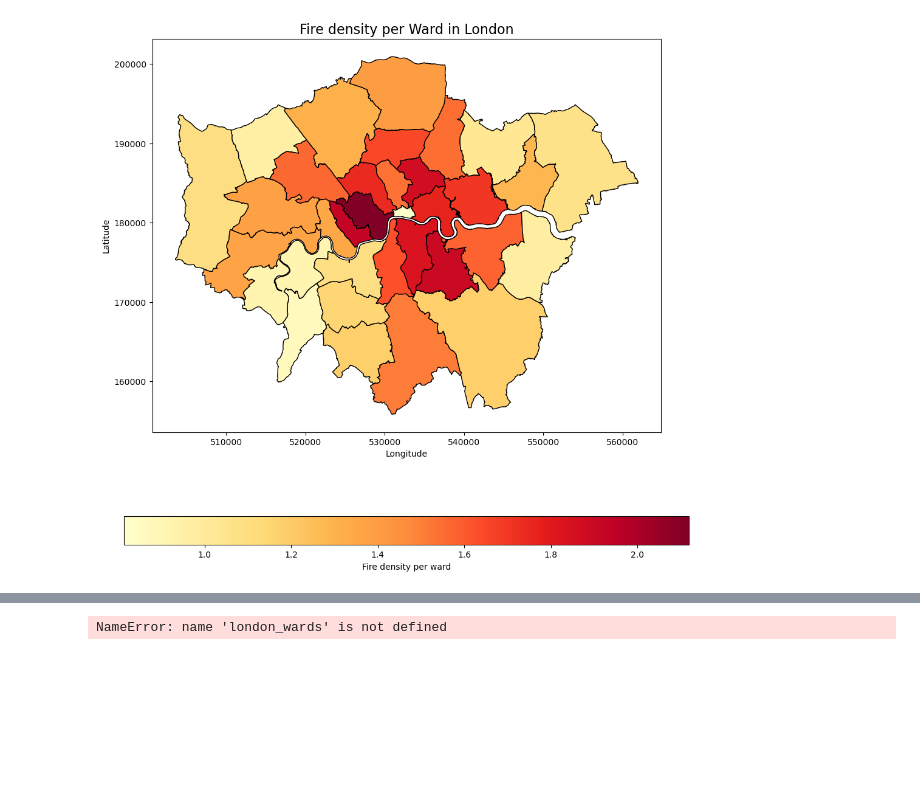
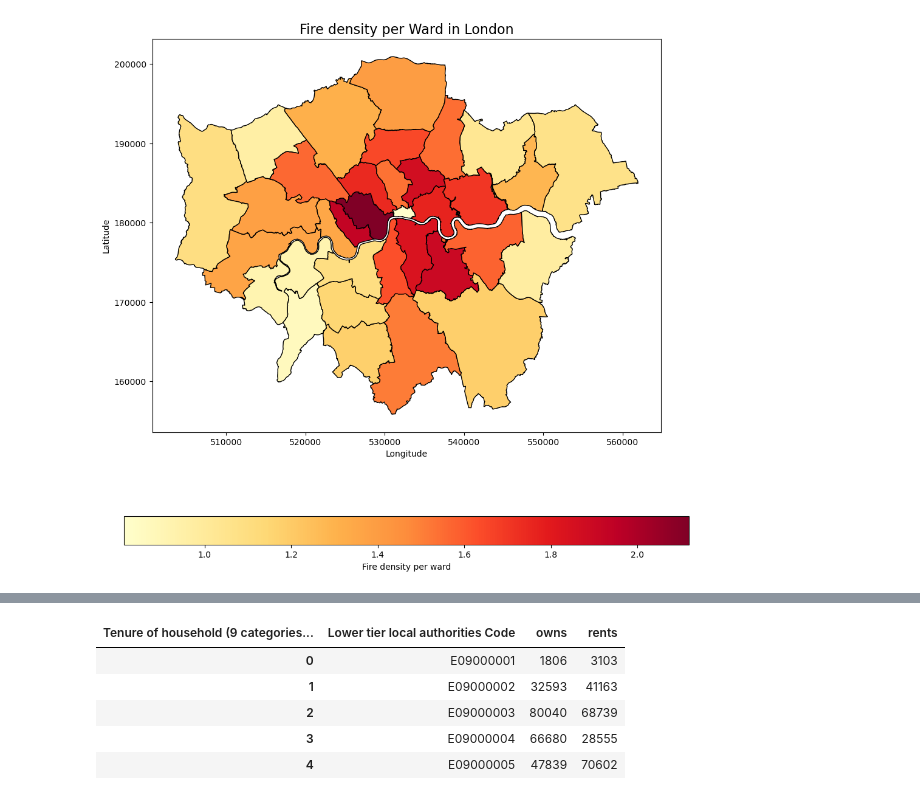
Before and after one commit to fiorellaguillen/CASA007-FINAL-ASSESSMENT, a Jupyter notebook: final_assignment.ipynb, the cells around one changed output, grey strips where cells are left out. Cells and saved outputs as stored; diff of their text form; code cells hidden in the pictures; blank space fills up the shorter version.

```diff
--- a/final_assignment.ipynb
+++ b/final_assignment.ipynb
@@ -329,7 +329,3 @@ boros.head()
 | 2 | Bromley | E09000006 | POLYGON ((540373.6 157530.4, 5403... | 161 | 135827 | 1.185331 | 2197.7 | ... |
 | 3 | Hounslow | E09000018 | POLYGON ((521975.8 178100, 521967... | 141 | 102961 | 1.369451 | 5148.0 | ... |
 | 4 | Ealing | E09000009 | POLYGON ((510253.5 182881.6, 5102... | 185 | 133659 | 1.384119 | 6611.6 | ... |
-# %%
-len(london_wards)
-# %% [output]
-NameError: name 'london_wards' is not defined
@@ -335,0 +352,28 @@ NameError: name 'london_wards' is not defined
+# %%
+tenure=pd.read_csv('TS054-2021-3-filtered-2025-01-19T19_32_43Z.csv')
+
+#Create a pivot table with tenure options
+pivot_table = tenure.pivot_table(
+    index='Lower tier local authorities Code',
+    columns='Tenure of household (9 categories) Code',
+    values='Observation',
+    aggfunc='sum',
+    fill_value=0
+)
+
+pivot_table.reset_index(inplace=True)
+
+#Group and rename columns
+pivot_table['owns'] = pivot_table[0] + pivot_table[1] + pivot_table[2]
+pivot_table['rents'] = pivot_table[3] + pivot_table[4] + pivot_table[5]+ pivot_table[6]
+pivot_table['other'] = pivot_table[7] + pivot_table[-8]
+
+pivot_table=pivot_table[['Lower tier local authorities Code', 'owns', 'rents']]
+pivot_table.head()
+# %% [output]
+| Tenure of household (9 categories... | Lower tier local authorities Code | owns | rents |
+| 0 | E09000001 | 1806 | 3103 |
+| 1 | E09000002 | 32593 | 41163 |
+| 2 | E09000003 | 80040 | 68739 |
+| 3 | E09000004 | 66680 | 28555 |
+| 4 | E09000005 | 47839 | 70602 |
```
Also changed, not shown: parts of 5 cells of this notebook.
